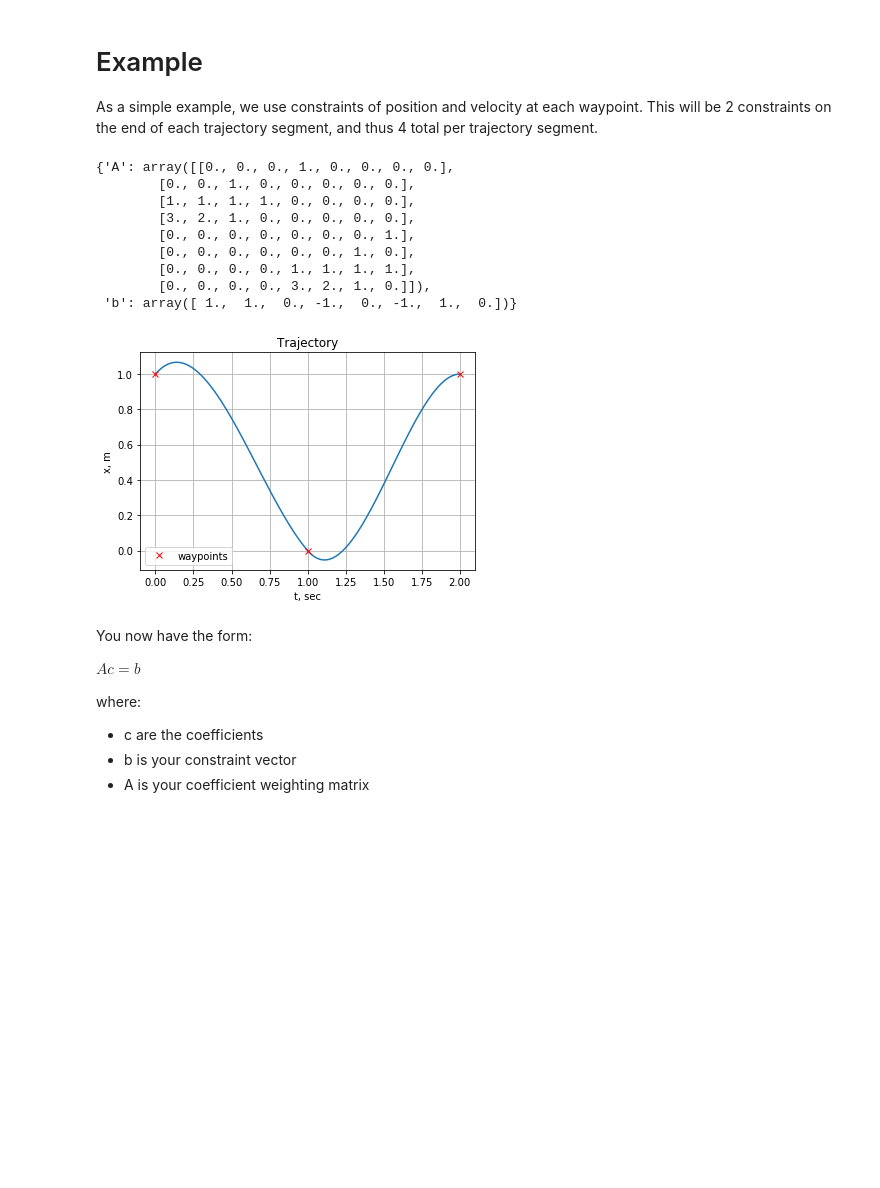
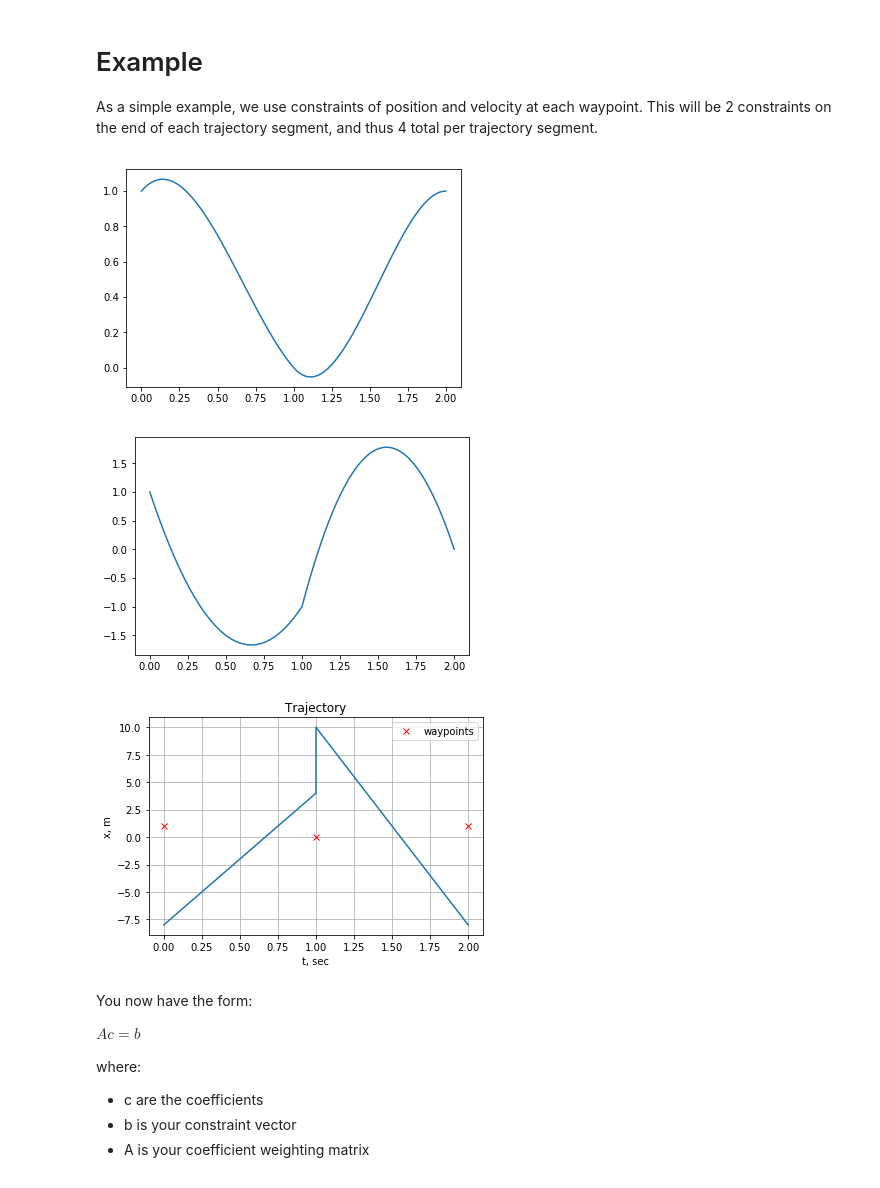
Before and after one commit to jgoppert/bswarm, a Jupyter notebook: notebooks/W3-Time-Scaling-Multiple-Waypoints.ipynb, the cells around one changed output. Drawn from its saved outputs; the diff is of its cells as text; code cells hidden in the pictures; blank space fills up the shorter version.

```diff
--- a/notebooks/W3-Time-Scaling-Multiple-Waypoints.ipynb
+++ b/notebooks/W3-Time-Scaling-Multiple-Waypoints.ipynb
@@ -62,6 +62,15 @@ def trajectory_coefficients(beta, m, n, T):
     for k in range(m, n):
         p[n - k - 1] = (np.math.factorial(k)*beta**(k-m))/((np.math.factorial(k-m))*T**m)
     return p
+
+def derivative(coef, Ti):
+    c = []
+    n = len(coef)
+    for i in range(n-1):
+        ci = (n-1-i)*coef[i]/Ti
+        c.append(ci)
+    c = np.array(c)
+    return c
 # %% [markdown]
 # Example
 
@@ -100,51 +109,61 @@ def find_trajectory(x_list, v_list, T, plot=False):
         # p1'(1) = v[1]
         A[eq_num, n*i:n*(i+1)] = trajectory_coefficients(beta=1, m=1, n=n, T=T[i])
         b[eq_num] = v_list[i + 1]
         eq_num += 1
 
     rank = np.linalg.matrix_rank(A)
     if rank < n_coeff:
         print('Matrix A not full rank, check constraints, rank: ', rank, '/', n_coeff)
         c = np.linalg.pinv(A).dot(b)
     else:
         c = np.linalg.inv(A).dot(b)
 
     t = []
     x = []
-    for i in range(0, len(T)):
+    v = []
+    a = []
+    for i in range(len(T)):
         ti = np.linspace(S[i], S[i+1])
         beta = time_scaling(ti, S[i], T[i])
-        xi = np.polyval(c[n*i:n*(i+1)], beta)
+        cp = c[n*i:n*(i+1)]
+        cv = derivative(cp, T[i])
+        ca = derivative(cv, T[i])
+
+        xi = np.polyval(cp, beta)
+        vi = np.polyval(cv, beta)
+        ai = np.polyval(ca, beta)
+
         t.append(ti)
         x.append(xi)
+        v.append(vi)
+        a.append(ai)
+
     x = np.hstack(x)
+    v = np.hstack(v)
+    a = np.hstack(a)
     t = np.hstack(t)
     return locals()
 
-traj_data = find_trajectory(x_list=[1, 0, 1], v_list = [1, -1, 0], T=[1, 1])
+traj_data = find_trajectory(x_list=[1, 0, 1], v_list = [1, -1, 0], T=[1, 1]);
+plt.figure()
 plt.plot(traj_data['t'], traj_data['x']);
+
+plt.figure()
+plt.plot(traj_data['t'], traj_data['v']);
+
+plt.figure()
+plt.plot(traj_data['t'], traj_data['a']);
+
 plt.plot(traj_data['S'], traj_data['x_list'], 'rx', label='waypoints')
 plt.grid()
 plt.xlabel('t, sec')
 plt.ylabel('x, m')
 plt.title('Trajectory')
 plt.legend();
-
-{
-    'A': traj_data['A'],
-    'b': traj_data['b']
-}
 # %% [output]
-{'A': array([[0., 0., 0., 1., 0., 0., 0., 0.],
-        [0., 0., 1., 0., 0., 0., 0., 0.],
-        [1., 1., 1., 1., 0., 0., 0., 0.],
-        [3., 2., 1., 0., 0., 0., 0., 0.],
-        [0., 0., 0., 0., 0., 0., 0., 1.],
-        [0., 0., 0., 0., 0., 0., 1., 0.],
-        [0., 0., 0., 0., 1., 1., 1., 1.],
-        [0., 0., 0., 0., 3., 2., 1., 0.]]),
- 'b': array([ 1.,  1.,  0., -1.,  0., -1.,  1.,  0.])}
-[figure, old version]
+[figure, new version]
+[figure, added]
+[figure, added]
 # %% [markdown]
 You now have the form:
 
```
Also changed, not shown: parts of 1 cell of this notebook, 6 other files.
